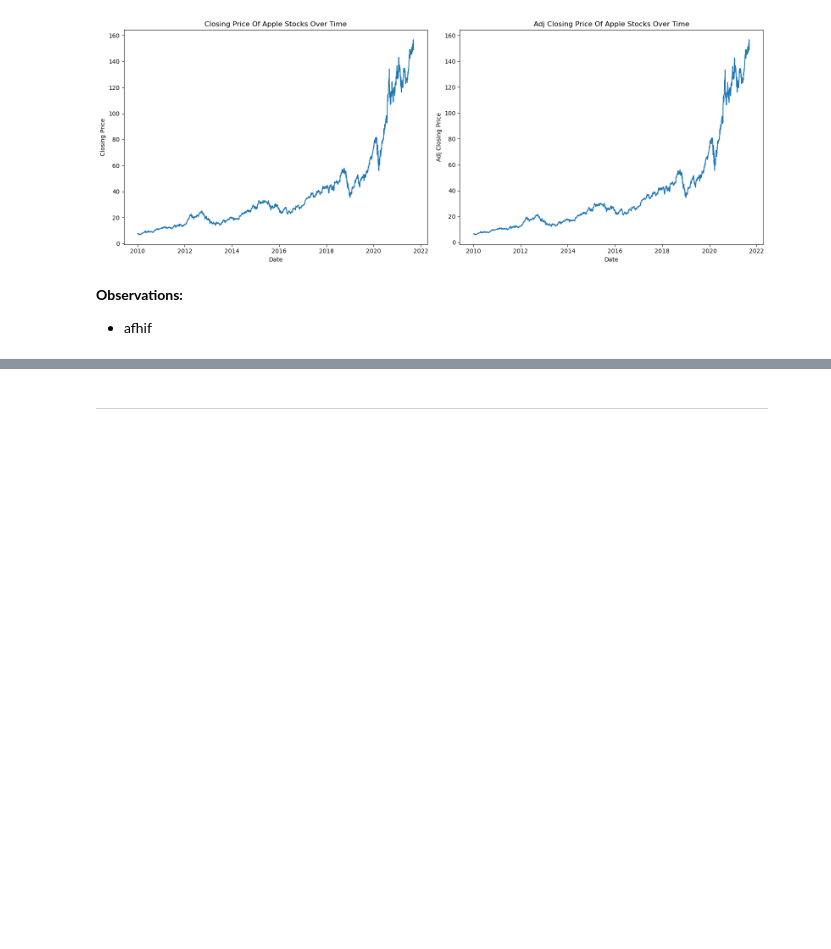
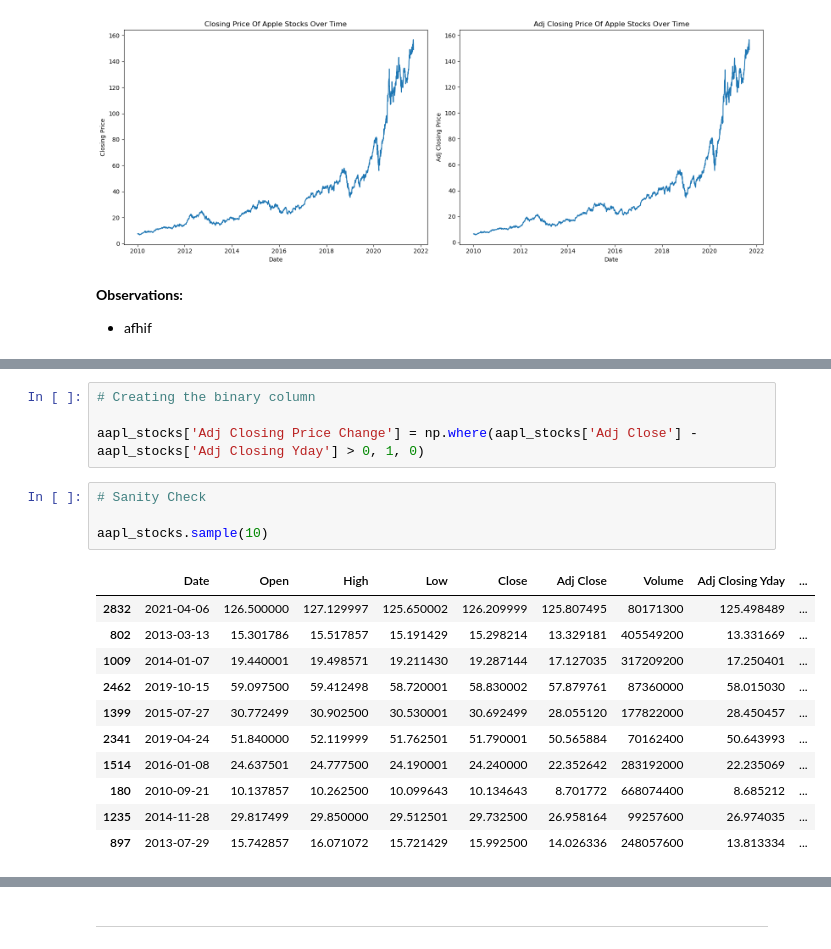
Before and after one commit to renishk2/nasdaq_100_stock_movement_predictor, a Jupyter notebook: Notebooks/EDA-1.ipynb, the cells around one changed output, grey strips where cells are left out. Saved outputs shown, nothing was run; the diff lists cells and outputs as text; blank space fills up the shorter version.

```diff
--- a/Notebooks/EDA.ipynb
+++ b/Notebooks/EDA-1.ipynb
@@ -564,0 +623,20 @@ plt.show()
+# %%
+# Creating the binary column
+
+aapl_stocks['Adj Closing Price Change'] = np.where(aapl_stocks['Adj Close'] - aapl_stocks['Adj Closing Yday'] > 0, 1, 0)
+# %%
+# Sanity Check
+
+aapl_stocks.sample(10)
+# %% [output]
+|  | Date | Open | High | Low | Close | Adj Close | Volume | Adj Closing Yday | ... |
+| 2832 | 2021-04-06 | 126.500000 | 127.129997 | 125.650002 | 126.209999 | 125.807495 | 80171300 | 125.498489 | ... |
+| 802 | 2013-03-13 | 15.301786 | 15.517857 | 15.191429 | 15.298214 | 13.329181 | 405549200 | 13.331669 | ... |
+| 1009 | 2014-01-07 | 19.440001 | 19.498571 | 19.211430 | 19.287144 | 17.127035 | 317209200 | 17.250401 | ... |
+| 2462 | 2019-10-15 | 59.097500 | 59.412498 | 58.720001 | 58.830002 | 57.879761 | 87360000 | 58.015030 | ... |
+| 1399 | 2015-07-27 | 30.772499 | 30.902500 | 30.530001 | 30.692499 | 28.055120 | 177822000 | 28.450457 | ... |
+| 2341 | 2019-04-24 | 51.840000 | 52.119999 | 51.762501 | 51.790001 | 50.565884 | 70162400 | 50.643993 | ... |
+| 1514 | 2016-01-08 | 24.637501 | 24.777500 | 24.190001 | 24.240000 | 22.352642 | 283192000 | 22.235069 | ... |
+| 180 | 2010-09-21 | 10.137857 | 10.262500 | 10.099643 | 10.134643 | 8.701772 | 668074400 | 8.685212 | ... |
+| 1235 | 2014-11-28 | 29.817499 | 29.850000 | 29.512501 | 29.732500 | 26.958164 | 99257600 | 26.974035 | ... |
+| 897 | 2013-07-29 | 15.742857 | 16.071072 | 15.721429 | 15.992500 | 14.026336 | 248057600 | 13.813334 | ... |
```
Also changed, not shown: parts of 23 cells of this notebook, 3 other files.
